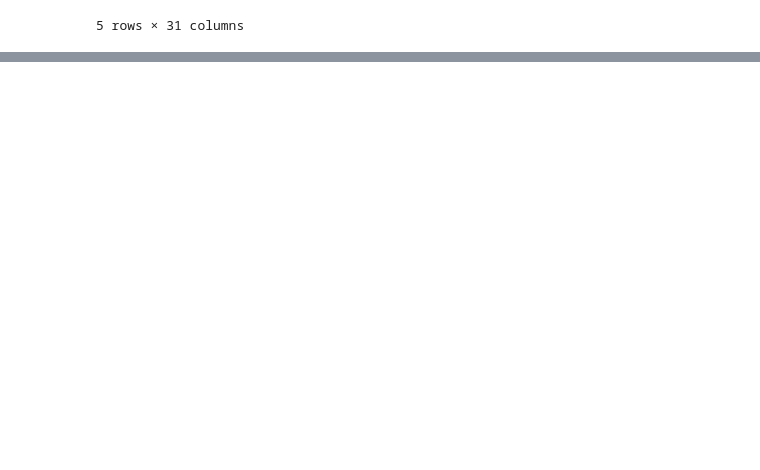
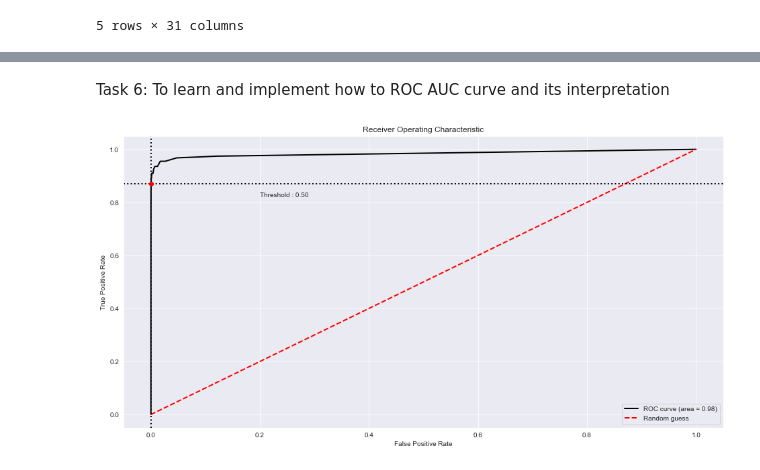
Before and after one commit to baroncurtin2/credit-card-fraud-detection, a Jupyter notebook: imbalanced_dataset.ipynb, the cells around one changed output, grey strips where cells are left out. Drawn from its saved outputs; the diff is of its cells as text; code cells hidden in the pictures; blank space fills up the shorter version.

```diff
--- a/imbalanced_dataset.ipynb
+++ b/imbalanced_dataset.ipynb
@@ -35,0 +183,12 @@ data.head()
+# %% [markdown]
+Task 6: To learn and implement how to ROC AUC curve and its interpretation
+# %%
+# compute AUC on smote model
+from plot_metric.functions import BinaryClassification
+
+bc = BinaryClassification(y_test, rf_smote.predict_proba(X_test)[:, 1], labels=[0, 1])
+plt.figure(figsize=(16,8))
+bc.plot_roc_curve()
+plt.show()
+# %% [output]
+[figure, added]
```
Also changed, not shown: parts of 24 cells of this notebook.
